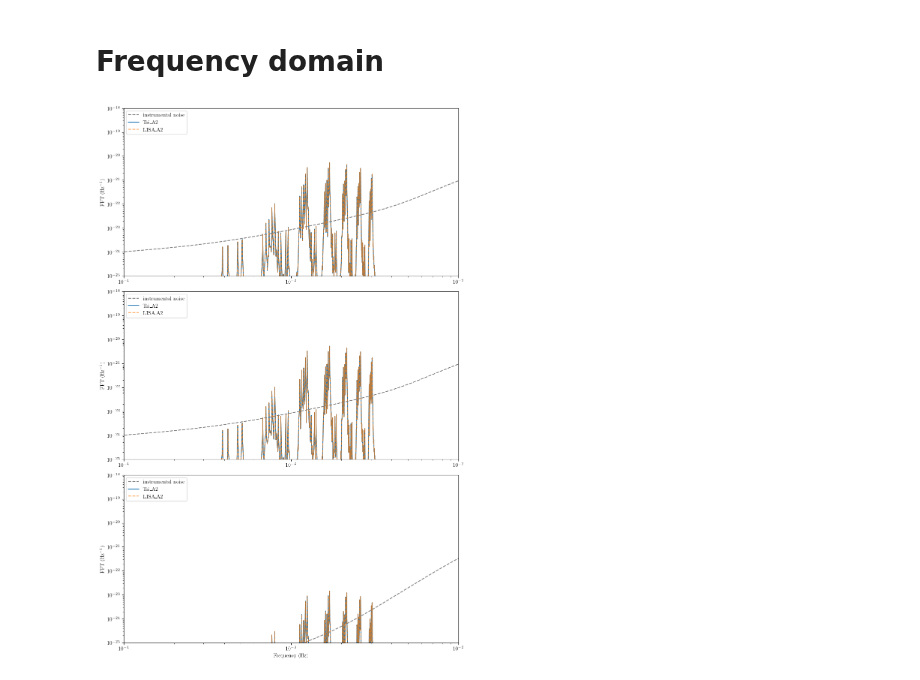
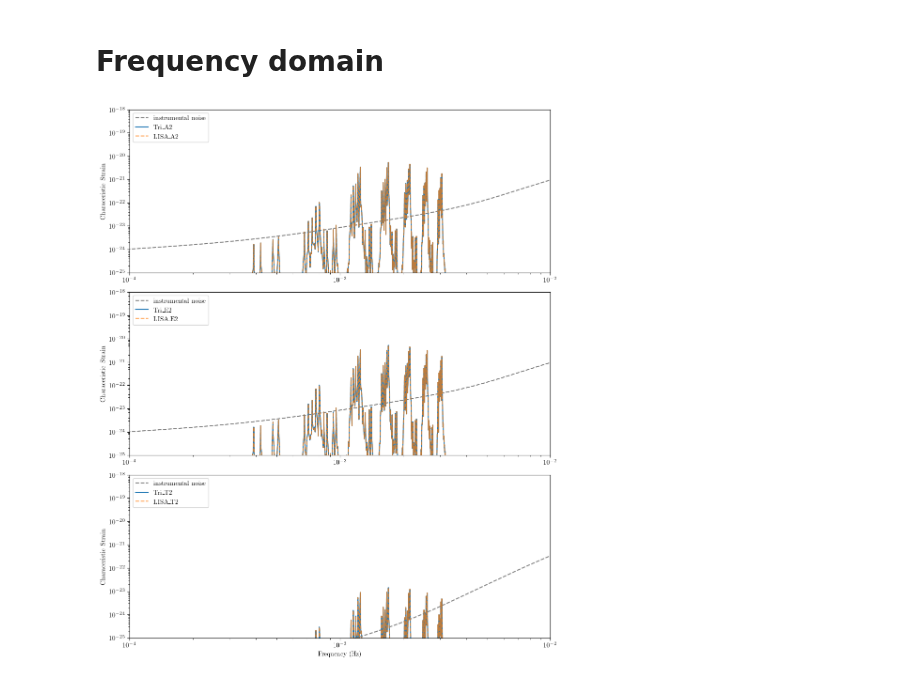
Before and after one commit to TriangleDataCenter/Triangle-Simulator, a Jupyter notebook: Tutorials/4_Demo_EMRI_response.ipynb, the cells around one changed output. Drawn from its saved outputs; the diff is of its cells as text; code cells hidden in the pictures.

```diff
--- a/Tutorials/4_Demo_EMRI_response.ipynb
+++ b/Tutorials/4_Demo_EMRI_response.ipynb
@@ -217,40 +217,40 @@ Text(0, 0.5, 'TDI')
 # %% [markdown]
 # Frequency domain
 # %%
-fig, axs = plt.subplots(3, 1, figsize=(10, 15))
+fig, axs = plt.subplots(3, 1, figsize=(10, 12))
 
 PSDFunction = TDIPSDs()
 ff, xf = FFT_window(data_array=tdi.measurements['A2'][1000:-1000] / F_LASER, fsample=fsample, window_type="tukey", window_args_dict=dict(alpha=0.1))
 ff, xf_lisa = FFT_window(data_array=lisa_chans[0], fsample=fsample, window_type="tukey", window_args_dict=dict(alpha=0.1))
 axs[0].loglog(ff, np.sqrt(ff * PSDFunction.PSD_A2(ff)), linestyle="--", color='grey', label="instrumental noise")
 axs[0].loglog(ff, 2. * ff * np.abs(xf), label='Tri_A2')
 axs[0].loglog(ff, 2. * ff * np.abs(xf_lisa), label='LISA_A2', alpha=0.7, linestyle="--")
 axs[0].set_ylim(1e-25, 1e-18)
 axs[0].set_xlim(1e-4, 1e-2)
-axs[0].set_ylabel(r'${\rm FFT \ (Hz^{-1})}$')
+axs[0].set_ylabel(r'Characeristic Strain')
 axs[0].legend(loc="upper left")
 
 ff, xf = FFT_window(data_array=tdi.measurements['E2'][1000:-1000] / F_LASER, fsample=fsample, window_type="tukey", window_args_dict=dict(alpha=0.1))
 ff, xf_lisa = FFT_window(data_array=lisa_chans[1], fsample=fsample, window_type="tukey", window_args_dict=dict(alpha=0.1))
 axs[1].loglog(ff, np.sqrt(ff * PSDFunction.PSD_A2(ff)), linestyle="--", color='grey', label="instrumental noise")
-axs[1].loglog(ff, 2. * ff * np.abs(xf), label='Tri_A2')
-axs[1].loglog(ff, 2. * ff * np.abs(xf_lisa), label='LISA_A2', alpha=0.7, linestyle="--")
+axs[1].loglog(ff, 2. * ff * np.abs(xf), label='Tri_E2')
+axs[1].loglog(ff, 2. * ff * np.abs(xf_lisa), label='LISA_E2', alpha=0.7, linestyle="--")
 axs[1].set_ylim(1e-25, 1e-18)
 axs[1].set_xlim(1e-4, 1e-2)
-axs[1].set_ylabel(r'${\rm FFT \ (Hz^{-1})}$')
+axs[1].set_ylabel(r'Characeristic Strain')
 axs[1].legend(loc="upper left")
 
 ff, xf = FFT_window(data_array=tdi.measurements['T2'][1000:-1000] / F_LASER, fsample=fsample, window_type="tukey", window_args_dict=dict(alpha=0.1))
 ff, xf_lisa = FFT_window(data_array=lisa_chans[2], fsample=fsample, window_type="tukey", window_args_dict=dict(alpha=0.1))
 axs[2].loglog(ff, np.sqrt(ff * PSDFunction.PSD_T2(ff)), linestyle="--", color='grey', label="instrumental noise")
-axs[2].loglog(ff, 2. * ff * np.abs(xf), label='Tri_A2')
-axs[2].loglog(ff, 2. * ff * np.abs(xf_lisa), label='LISA_A2', alpha=0.7, linestyle="--")
+axs[2].loglog(ff, 2. * ff * np.abs(xf), label='Tri_T2')
+axs[2].loglog(ff, 2. * ff * np.abs(xf_lisa), label='LISA_T2', alpha=0.7, linestyle="--")
 axs[2].set_ylim(1e-25, 1e-18)
 axs[2].set_xlim(1e-4, 1e-2)
 axs[2].set_xlabel('Frequency (Hz)')
-axs[2].set_ylabel(r'${\rm FFT \ (Hz^{-1})}$')
+axs[2].set_ylabel(r'Characeristic Strain')
 axs[2].legend(loc="upper left")
 
 plt.tight_layout()
 # %% [output]
-[figure, old version]
+[figure, new version]
```
